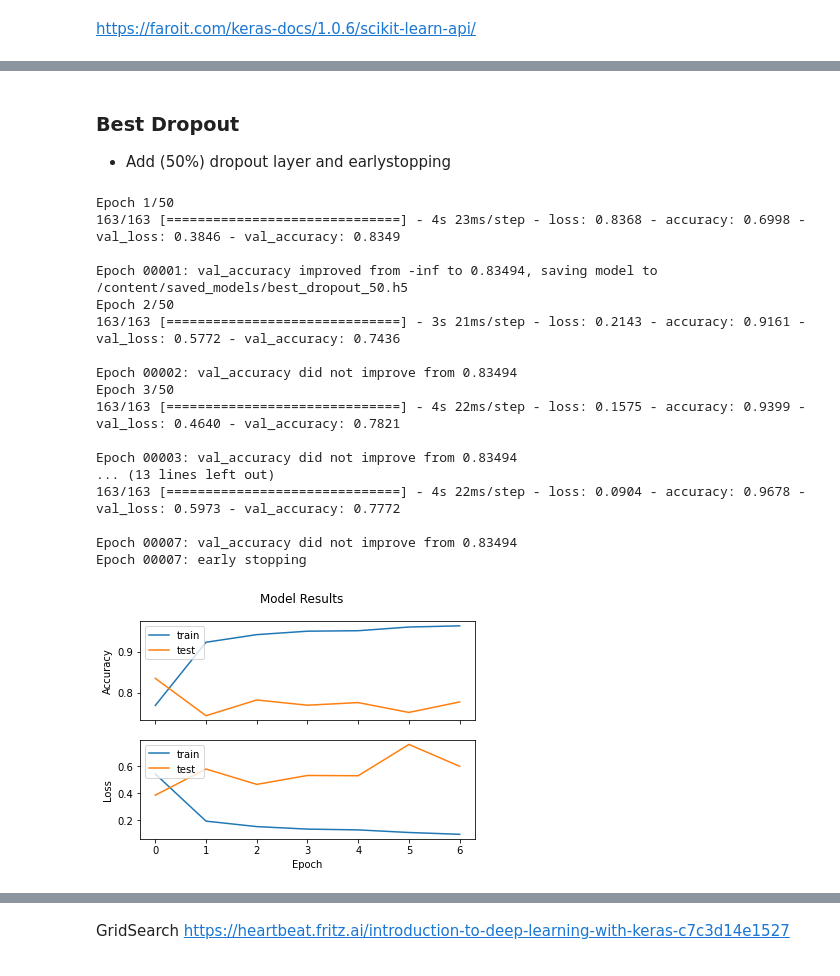
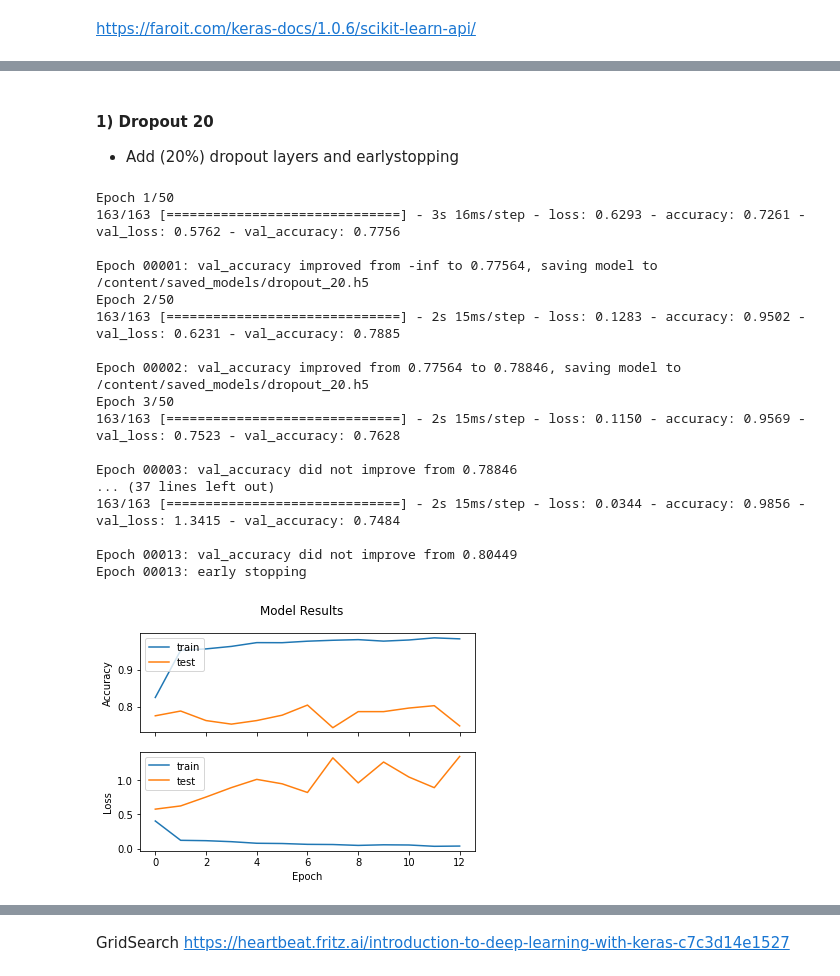
Before and after one commit to jingyunw/CNN_Image_Classification, a Jupyter notebook: Google_Colab_Pneumonia_Detection_Deep_Learning.ipynb, the cells around one changed output, grey strips where cells are left out. Saved outputs shown, nothing was run; the diff lists cells and outputs as text; code cells hidden in the pictures.

```diff
--- a/Google_Colab_Pneumonia_Detection_Deep_Learning.ipynb
+++ b/Google_Colab_Pneumonia_Detection_Deep_Learning.ipynb
@@ -478,4 +427,6 @@ DP_grid_history.best_params_
 # %% [markdown]
-### Best Dropout
-- Add (50%) dropout layer and earlystopping
+#### 1) Dropout 20
+- Add (20%) dropout layers and earlystopping
+# %%
+dropout_20 = dropout_model(0.2)
 # %%
@@ -505,29 +456,29 @@ mc_dp_50 = ModelCheckpoint(filepath='/content/saved_models/best_dropout_50.h5',
 # %%
-dropout_50_history = dropout_50.fit(X_train, y_train,
+dropout_20_history = dropout_20.fit(X_train, y_train,
                                     epochs=50,
                                     batch_size=32,
-                                    callbacks=[es, mc_dp_50],
+                                    callbacks=[es, mc_dp_20],
                                     validation_data=(X_test, y_test))
 # %% [output]
 Epoch 1/50
-163/163 [==============================] - 4s 23ms/step - loss: 0.8368 - accuracy: 0.6998 - val_loss: 0.3846 - val_accuracy: 0.8349
+163/163 [==============================] - 3s 16ms/step - loss: 0.6293 - accuracy: 0.7261 - val_loss: 0.5762 - val_accuracy: 0.7756
 
-Epoch 00001: val_accuracy improved from -inf to 0.83494, saving model to /content/saved_models/best_dropout_50.h5
+Epoch 00001: val_accuracy improved from -inf to 0.77564, saving model to /content/saved_models/dropout_20.h5
 Epoch 2/50
-163/163 [==============================] - 3s 21ms/step - loss: 0.2143 - accuracy: 0.9161 - val_loss: 0.5772 - val_accuracy: 0.7436
+163/163 [==============================] - 2s 15ms/step - loss: 0.1283 - accuracy: 0.9502 - val_loss: 0.6231 - val_accuracy: 0.7885
 
-Epoch 00002: val_accuracy did not improve from 0.83494
+Epoch 00002: val_accuracy improved from 0.77564 to 0.78846, saving model to /content/saved_models/dropout_20.h5
 Epoch 3/50
-163/163 [==============================] - 4s 22ms/step - loss: 0.1575 - accuracy: 0.9399 - val_loss: 0.4640 - val_accuracy: 0.7821
+163/163 [==============================] - 2s 15ms/step - loss: 0.1150 - accuracy: 0.9569 - val_loss: 0.7523 - val_accuracy: 0.7628
 
-Epoch 00003: val_accuracy did not improve from 0.83494
-... (13 lines left out)
-163/163 [==============================] - 4s 22ms/step - loss: 0.0904 - accuracy: 0.9678 - val_loss: 0.5973 - val_accuracy: 0.7772
+Epoch 00003: val_accuracy did not improve from 0.78846
+... (37 lines left out)
+163/163 [==============================] - 2s 15ms/step - loss: 0.0344 - accuracy: 0.9856 - val_loss: 1.3415 - val_accuracy: 0.7484
 
-Epoch 00007: val_accuracy did not improve from 0.83494
-Epoch 00007: early stopping
+Epoch 00013: val_accuracy did not improve from 0.80449
+Epoch 00013: early stopping
 # %%
-visualize_training_results(dropout_50_history)
+visualize_training_results(dropout_20_history)
 # %% [output]
-[figure, old version]
+[figure, new version]
 # %%
```
Also changed, not shown: parts of 103 cells of this notebook.
